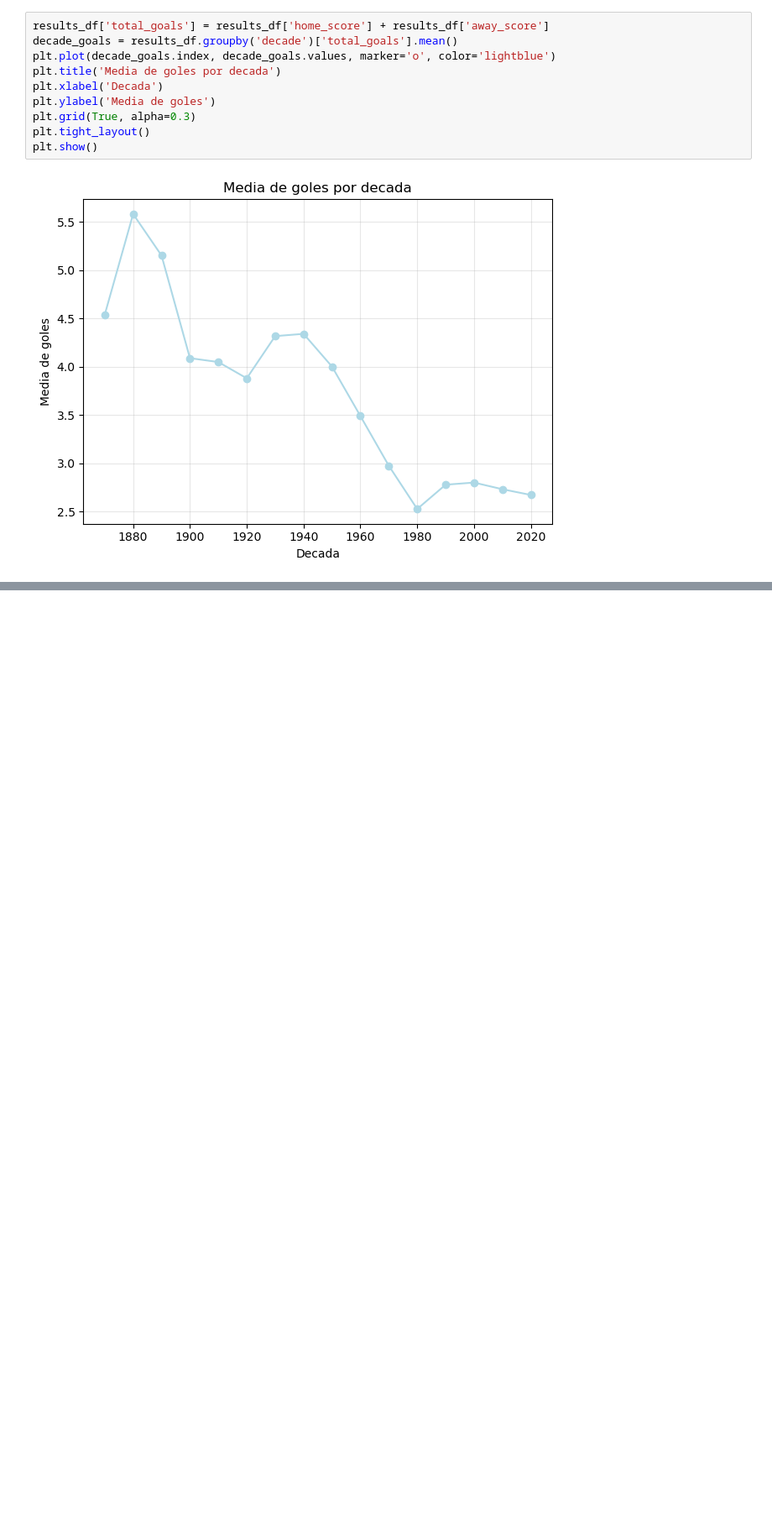
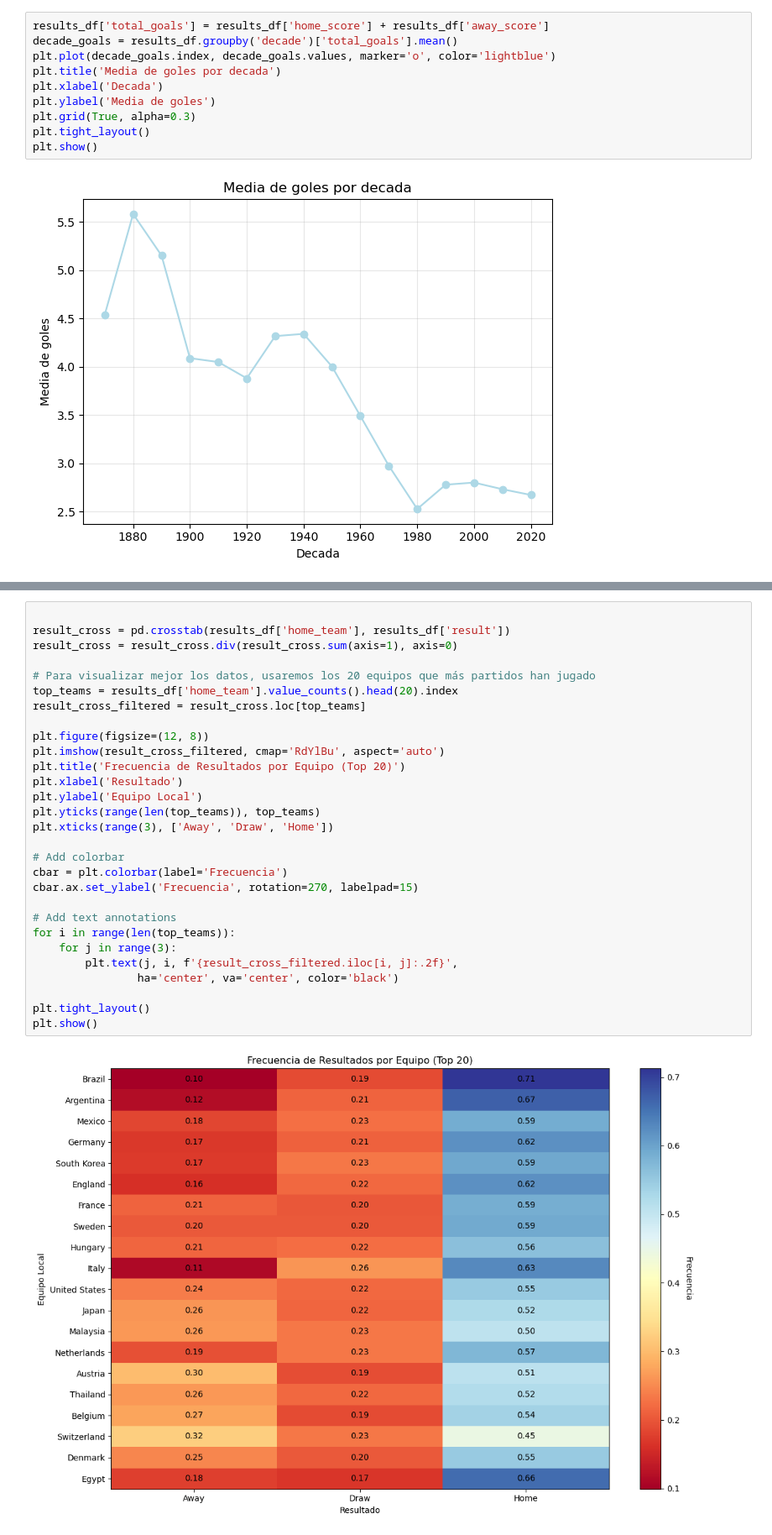
Before and after one commit to nestorojeda/MatematicasFeedback, a Jupyter notebook: code/notebook.ipynb, the cells around one changed output, grey strips where cells are left out. Shown at 84% size. Drawn from its saved outputs; the diff is of its cells as text; blank space fills up the shorter version.

```diff
--- a/code/notebook.ipynb
+++ b/code/notebook.ipynb
@@ -145,0 +191,31 @@ plt.show()
+# %%
+
+result_cross = pd.crosstab(results_df['home_team'], results_df['result'])
+result_cross = result_cross.div(result_cross.sum(axis=1), axis=0)
+
+# Para visualizar mejor los datos, usaremos los 20 equipos que más partidos han jugado
+top_teams = results_df['home_team'].value_counts().head(20).index
+result_cross_filtered = result_cross.loc[top_teams]
+
+plt.figure(figsize=(12, 8))
+plt.imshow(result_cross_filtered, cmap='RdYlBu', aspect='auto')
+plt.title('Frecuencia de Resultados por Equipo (Top 20)')
+plt.xlabel('Resultado')
+plt.ylabel('Equipo Local')
+plt.yticks(range(len(top_teams)), top_teams)
+plt.xticks(range(3), ['Away', 'Draw', 'Home'])
+
+# Add colorbar
+cbar = plt.colorbar(label='Frecuencia')
+cbar.ax.set_ylabel('Frecuencia', rotation=270, labelpad=15)
+
+# Add text annotations
+for i in range(len(top_teams)):
+    for j in range(3):
+        plt.text(j, i, f'{result_cross_filtered.iloc[i, j]:.2f}',
+                ha='center', va='center', color='black')
+
+plt.tight_layout()
+plt.show()
+# %% [output]
+[figure, added]
```
Also changed, not shown: parts of 8 cells of this notebook.
